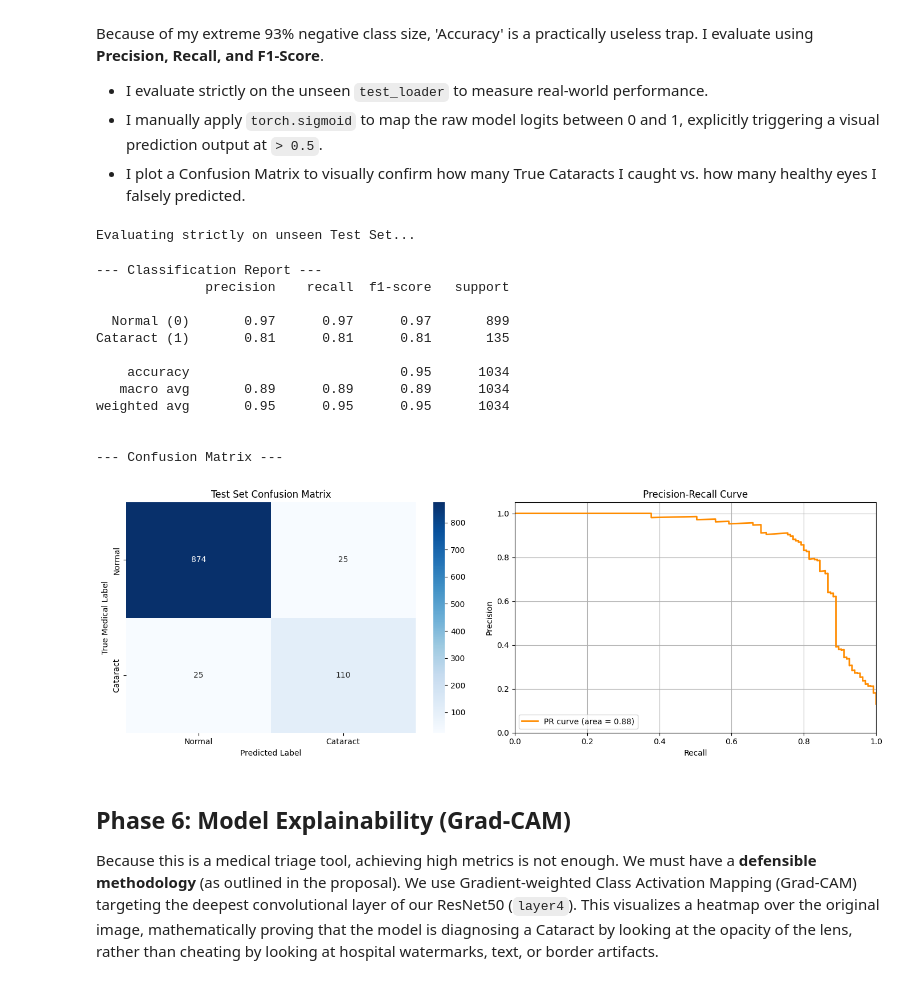
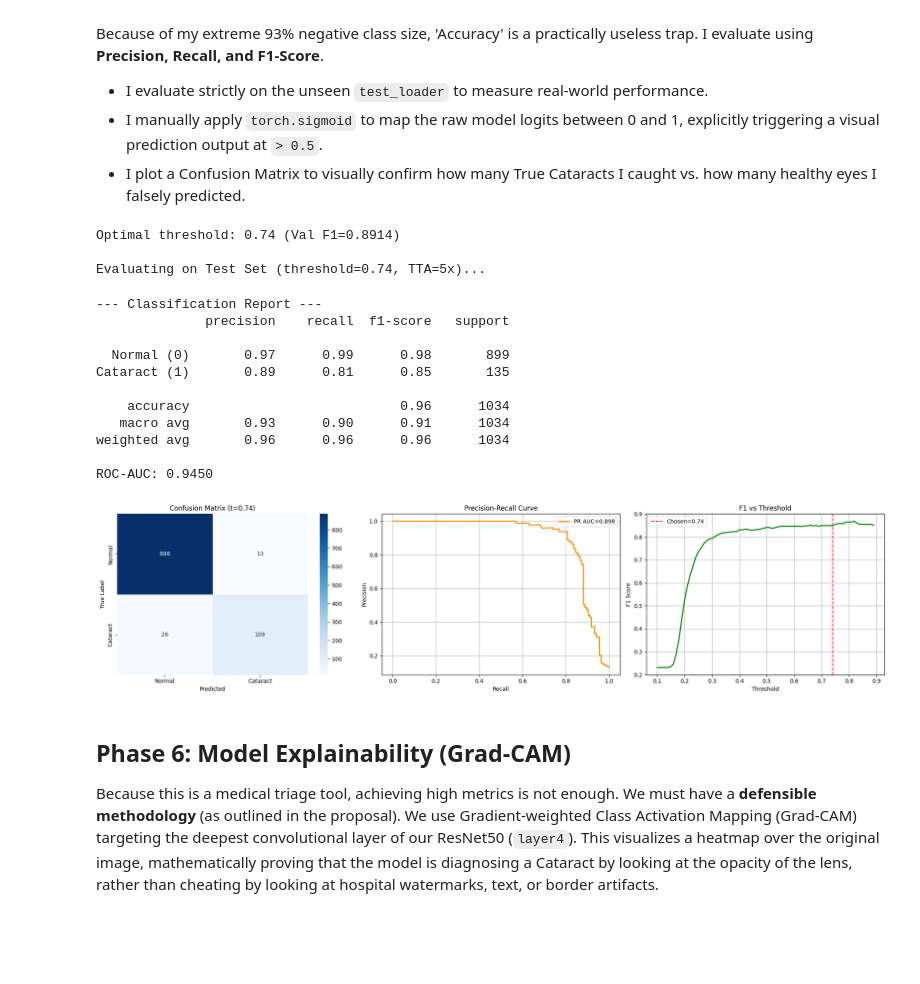
Before and after one commit to hazeezet/cataract-ai, a Jupyter notebook: cataract.ipynb, the cells around one changed output. Drawn from its saved outputs; the diff is of its cells as text; code cells hidden in the pictures; blank space fills up the shorter version.

Commit message:
feat: improve model capabilities

```diff
--- a/cataract.ipynb
+++ b/cataract.ipynb
@@ -174,10 +143,11 @@ Here I create a custom PyTorch `Dataset` to load images on the fly using `PIL`.
 - I wrap the datasets in `DataLoader` instances to feed the GPU in optimized batches.
 - I calculate the `pos_weight` variable which will be used by my Loss Function (`BCEWithLogitsLoss`) later to drastically penalize missing positive Cataract cases.
 # %%
-import cv2
+IMG_SIZE = 300  # EfficientNet-B3 native resolution
+BATCH_SIZE = 32
 
 class CataractDataset(Dataset):
-    def __init__(self, dataframe, image_dir, transform=None, base_transform=None, apply_clahe=False):
+    def __init__(self, dataframe, image_dir, transform=None, apply_clahe=False):
         """
         Custom PyTorch Dataset for loading Cataract images dynamically.
         Optionally applies OpenCV CLAHE preprocessing.
@@ -185,7 +155,6 @@ class CataractDataset(Dataset):
         self.dataframe = dataframe.reset_index(drop=True)
         self.image_dir = image_dir
         self.transform = transform
-        self.base_transform = base_transform
         self.apply_clahe = apply_clahe
 
     def __len__(self):
@@ -217,11 +186,8 @@ class CataractDataset(Dataset):
         label = self.dataframe.loc[idx, 'C']
 
         # Apply transforms uniformly depending on if we are in Train (self.transform)
-        # or Val/Test (self.base_transform), regardless of class.
         if self.transform:
             image = self.transform(image)
-        elif self.base_transform:
-            image = self.base_transform(image)
 
         # The label shape needs to be (1,) for CrossEntropy BCE calculations
         label = torch.tensor([label], dtype=torch.float32)
@@ -393,6 +301,21 @@ I establish the PyTorch training environment:
 - **Loss Function:** `BCEWithLogitsLoss` utilizing my pre-calculated `pos_weight` class variable to heavily penalize missing pathological abnormalities.
 - **Optimizer/Scheduler:** `Adam` Optimizer combined with `ReduceLROnPlateau` to automatically decrease the learning rate if the model gets stuck.
 - **Training Loop:** I explicitly structure the epochs to track both Train and Validation Loss, tracking progress via `tqdm`, and saving only the `best_cataract_model.pth` based on peak validation performance (acting as my checkpoint/early-stopping system).
+# %%
+# --- Mixup ---
+def mixup_data(x, y, alpha=0.4):
+    if alpha > 0:
+        lam = np.random.beta(alpha, alpha)
+    else:
+        lam = 1.0
+    idx = torch.randperm(x.size(0)).to(x.device)
+    mixed_x = lam * x + (1 - lam) * x[idx]
+    mixed_y = lam * y + (1 - lam) * y[idx]
+    return mixed_x, mixed_y
+
+# --- Label Smoothing ---
+def smooth_labels(labels, smoothing=0.1):
+    return labels * (1.0 - smoothing) + 0.5 * smoothing
 # %%
 def train_model(model, dataloaders, criterion, optimizer, scheduler, device, num_epochs=10, patience=3):
     """
@@ -627,24 +628,26 @@ def evaluate_model(model, test_loader, device):
 # %%
 # ========================================
 # Execute Phase 5
 # ========================================
-# I trigger evaluation logic using the newly trained architecture.
-evaluate_model(trained_model, test_loader, device)
+# I trigger evaluation logic using the newly trained architecture with TTA and a safer Triage Threshold
+optimal_threshold = find_optimal_threshold(trained_model, val_loader, device)
+all_probs, all_labels = evaluate_model(trained_model, test_loader, device, optimal_threshold)
 # %% [output]
-Evaluating strictly on unseen Test Set...
+Optimal threshold: 0.74 (Val F1=0.8914)
+
+Evaluating on Test Set (threshold=0.74, TTA=5x)...
 --- Classification Report ---
               precision    recall  f1-score   support
 
-  Normal (0)       0.97      0.97      0.97       899
-Cataract (1)       0.81      0.81      0.81       135
+  Normal (0)       0.97      0.99      0.98       899
+Cataract (1)       0.89      0.81      0.85       135
 
-    accuracy                           0.95      1034
-   macro avg       0.89      0.89      0.89      1034
-weighted avg       0.95      0.95      0.95      1034
+    accuracy                           0.96      1034
+   macro avg       0.93      0.90      0.91      1034
+weighted avg       0.96      0.96      0.96      1034
 
-
---- Confusion Matrix ---
+ROC-AUC: 0.9450
-[figure, old version]
+[figure, new version]
 # %% [markdown]
 ## Phase 6: Model Explainability (Grad-CAM)
 Because this is a medical triage tool, achieving high metrics is not enough. We must have a **defensible methodology** (as outlined in the proposal).
```
Also changed, not shown: parts of 21 cells of this notebook, 2 other files.
